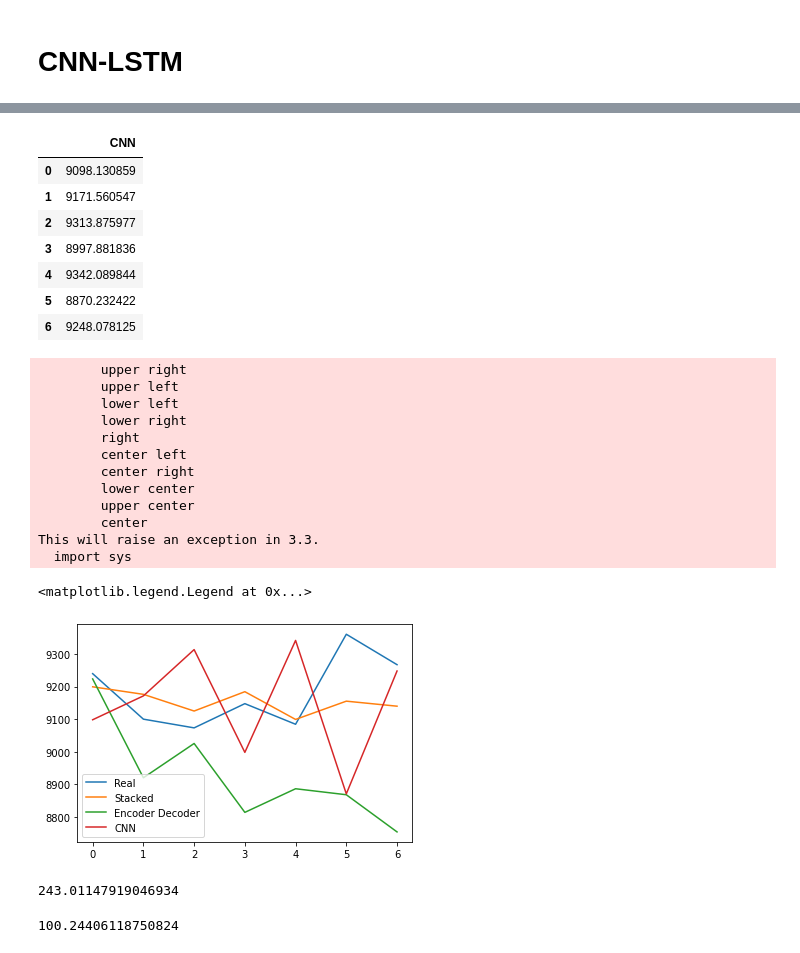
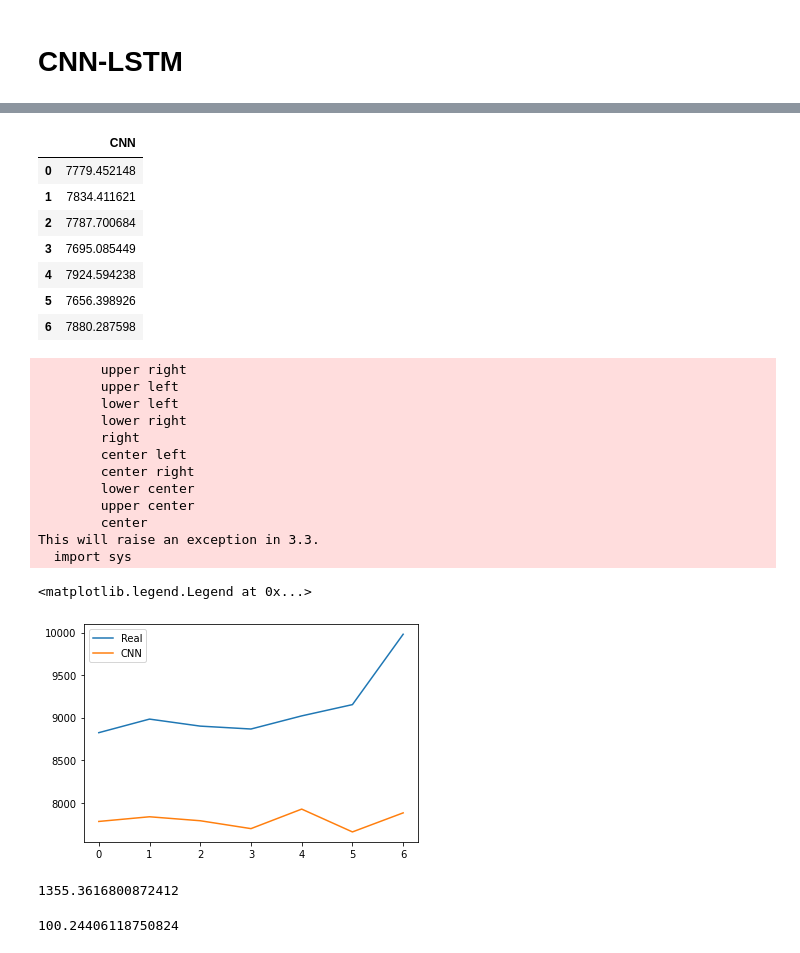
Before and after one commit to DonaldTurton/iLab2, a Jupyter notebook: Mdoelling_1.ipynb, the cells around one changed output, grey strips where cells are left out. Saved outputs shown, nothing was run; the diff lists cells and outputs as text; code cells hidden in the pictures.

Commit message:
may predictions for all models

```diff
--- a/Mdoelling_1.ipynb
+++ b/Mdoelling_1.ipynb
@@ -1112,8 +1112,8 @@ np.random.seed(12)
 #train = data.head(1160)
 #test = data.tail(14)
 
-train = data[1:1125]
-test = data[1125:1146]
+train = data[1:1064]
+test = data[1064:1085]
 
 train = list(train.BTC_close)
 test = list(test.BTC_close)
@@ -1472,42 +1475,42 @@ yhat_cnn.columns = ['CNN']
 yhat_cnn
 # %% [output]
 |  | CNN |
-| 0 | 9098.130859 |
-| 1 | 9171.560547 |
-| 2 | 9313.875977 |
-| 3 | 8997.881836 |
-| 4 | 9342.089844 |
-| 5 | 8870.232422 |
-| 6 | 9248.078125 |
+| 0 | 7779.452148 |
+| 1 | 7834.411621 |
+| 2 | 7787.700684 |
+| 3 | 7695.085449 |
+| 4 | 7924.594238 |
+| 5 | 7656.398926 |
+| 6 | 7880.287598 |
 # %%
 predictions = pd.concat([predictions, yhat_cnn], axis=1, sort=False)
 # %%
 # Plot the predictions against the truth
 
 plt.plot(predictions.index, predictions.real, label = "Real")
-plt.plot(predictions.index, predictions.stacked, label = "Stacked")
-plt.plot(predictions.index, predictions.encoder_decoder, label = "Encoder Decoder")
+#plt.plot(predictions.index, predictions.stacked, label = "Stacked")
+#plt.plot(predictions.index, predictions.encoder_decoder, label = "Encoder Decoder")
 plt.plot(predictions.index, predictions.CNN, label = "CNN")
 plt.legend(loc="bottom right")
 # %% [output]
         upper right
         upper left
         lower left
         lower right
         right
         center left
         center right
         lower center
         upper center
         center
 This will raise an exception in 3.3.
   import sys
 <matplotlib.legend.Legend at 0x...>
-[figure, old version]
+[figure, new version]
 # %%
 rmse(predictions.CNN, predictions.real)
 # %% [output]
-243.01147919046934
+1355.3616800872412
 # %%
 rmse(predictions.stacked, predictions.real)
 # %% [output]
```
Also changed, not shown: parts of 11 cells of this notebook.
